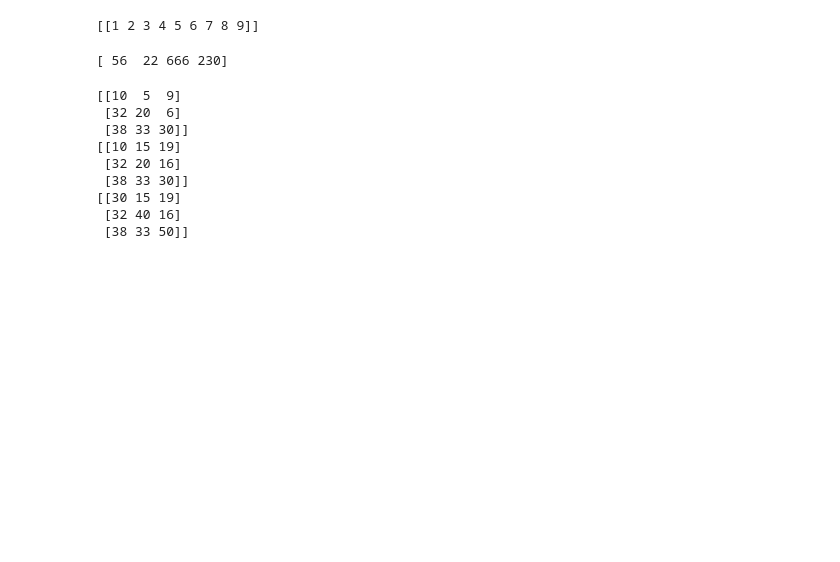
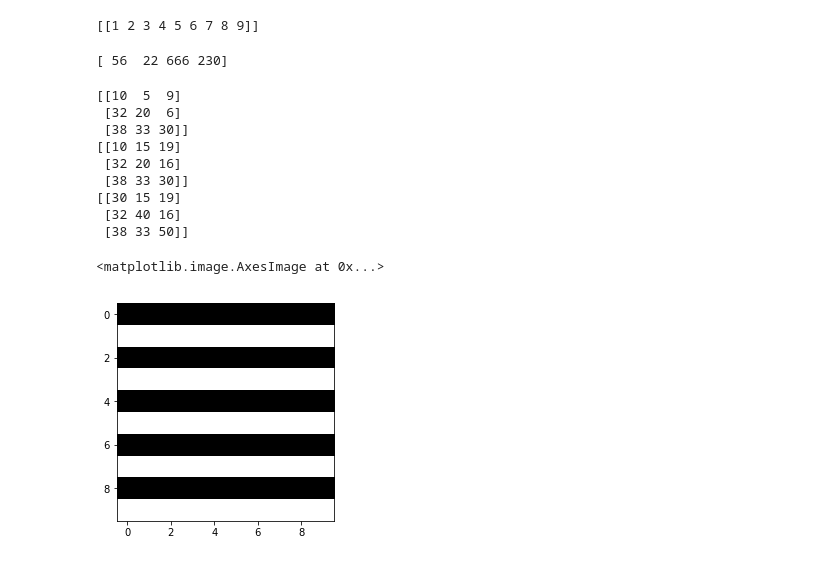
Before and after one commit to sachinlamba/Python4DSLex, a Jupyter notebook: learnLex.ipynb, the cells around one changed output. Drawn from its saved outputs; the diff is of its cells as text; code cells hidden in the pictures; blank space fills up the shorter version.

Commit message:
Image in Numpy.

```diff
--- a/learnLex.ipynb
+++ b/learnLex.ipynb
@@ -301,3 +301,16 @@ print(mat)
 [[30 15 19]
  [32 40 16]
  [38 33 50]]
+# %%
+import os.path
+from skimage.io import imread
+from skimage import data_dir
+img = imread(os.path.join(data_dir, 'checker_bilevel.png'))
+# %%
+import matplotlib.pyplot as plt
+
+plt.imshow(img, cmap = 'Greys')
+# plt.imshow(img)
+# %% [output]
+<matplotlib.image.AxesImage at 0x...>
+[figure, added]
```
Also changed, not shown: parts of 2 cells of this notebook.
